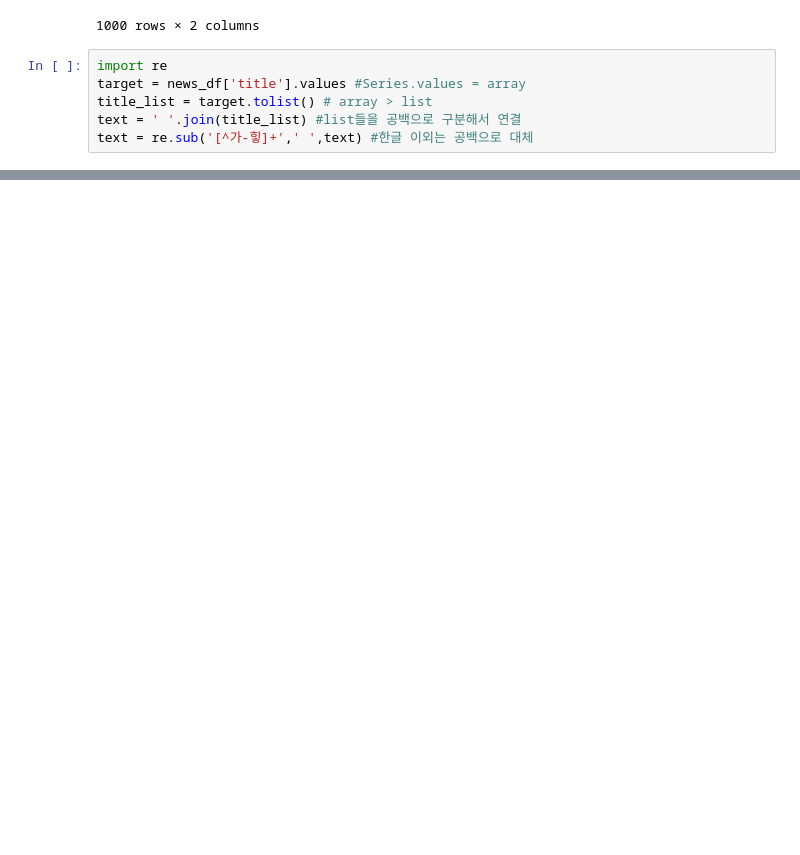
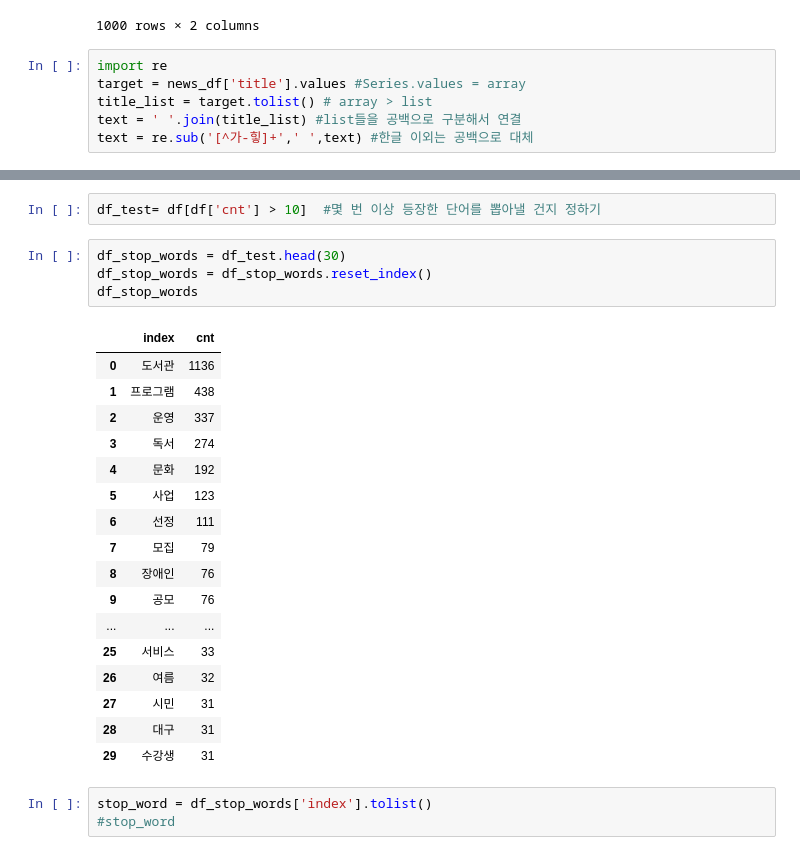
Before and after one commit to kyunakim/everybodys_lib, a Jupyter notebook: newsjeans.ipynb, the cells around one changed output, grey strips where cells are left out. Cells and saved outputs as stored; diff of their text form; blank space fills up the shorter version.

```diff
--- a/newsjeans.ipynb
+++ b/newsjeans.ipynb
@@ -86,0 +100,27 @@ df
+# %%
+df_test= df[df['cnt'] > 10]  #몇 번 이상 등장한 단어를 뽑아낼 건지 정하기
+# %%
+df_stop_words = df_test.head(30)
+df_stop_words = df_stop_words.reset_index()
+df_stop_words
+# %% [output]
+|  | index | cnt |
+| 0 | 도서관 | 1136 |
+| 1 | 프로그램 | 438 |
+| 2 | 운영 | 337 |
+| 3 | 독서 | 274 |
+| 4 | 문화 | 192 |
+| 5 | 사업 | 123 |
+| 6 | 선정 | 111 |
+| 7 | 모집 | 79 |
+| 8 | 장애인 | 76 |
+| 9 | 공모 | 76 |
+| ... | ... | ... |
+| 25 | 서비스 | 33 |
+| 26 | 여름 | 32 |
+| 27 | 시민 | 31 |
+| 28 | 대구 | 31 |
+| 29 | 수강생 | 31 |
+# %%
+stop_word = df_stop_words['index'].tolist()
+#stop_word
```
Also changed, not shown: parts of 6 cells of this notebook, 1 other file.
